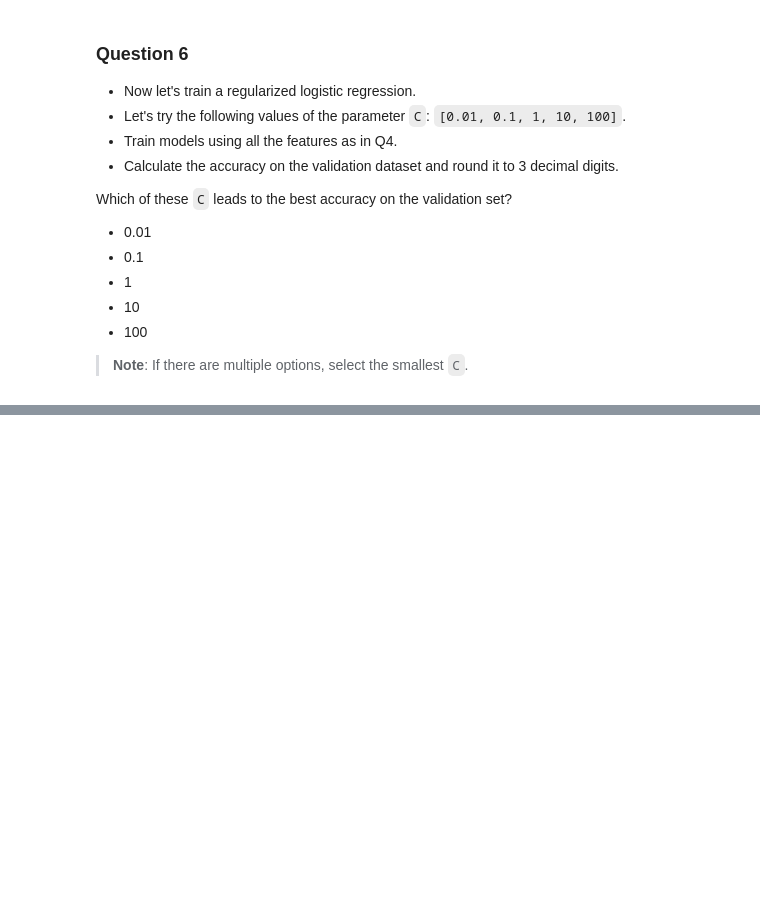
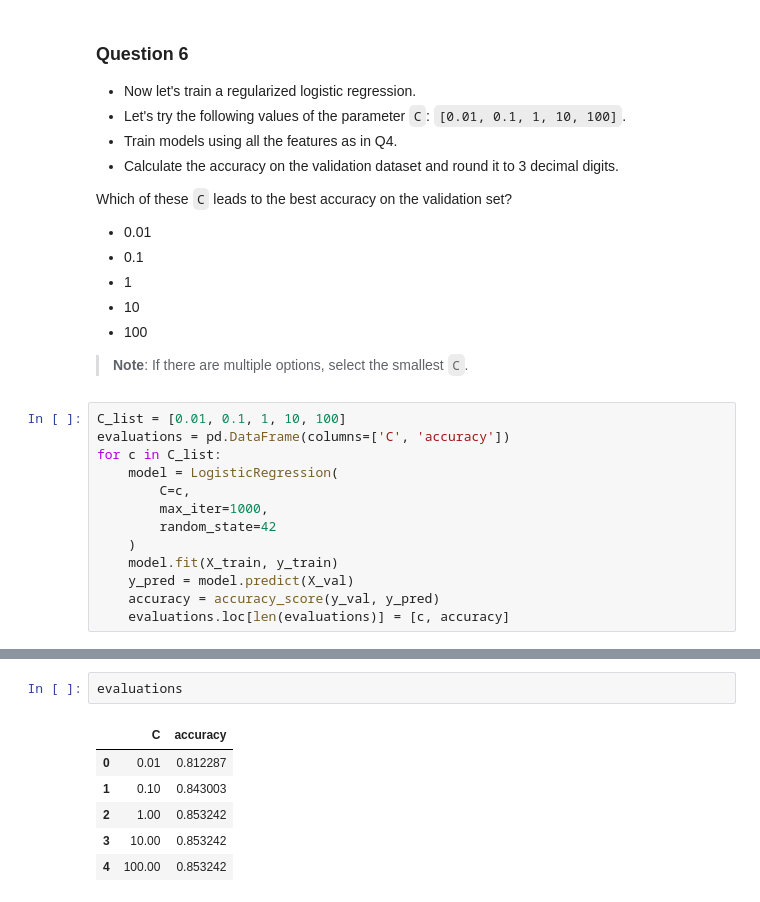
Before and after one commit to lautarocolli/machine-learning-zoomcamp-homework, a Jupyter notebook: 03-classification/homework.ipynb, the cells around one changed output, grey strips where cells are left out. Cells and saved outputs as stored; diff of their text form; blank space fills up the shorter version.

Commit message:
04-evaluation setup

```diff
--- a/03-classification/homework.ipynb
+++ b/03-classification/homework.ipynb
@@ -346,3 +341,16 @@ Which of these `C` leads to the best accuracy on the validation set?
 - 100
 
 > **Note**: If there are multiple options, select the smallest `C`.
+# %%
+C_list = [0.01, 0.1, 1, 10, 100]
+evaluations = pd.DataFrame(columns=['C', 'accuracy'])
+for c in C_list:
+    model = LogisticRegression(
+        C=c,
+        max_iter=1000,
+        random_state=42
+    )
+    model.fit(X_train, y_train)
+    y_pred = model.predict(X_val)
+    accuracy = accuracy_score(y_val, y_pred)
+    evaluations.loc[len(evaluations)] = [c, accuracy]
@@ -348,0 +366,9 @@ Which of these `C` leads to the best accuracy on the validation set?
+# %%
+evaluations
+# %% [output]
+|  | C | accuracy |
+| 0 | 0.01 | 0.812287 |
+| 1 | 0.10 | 0.843003 |
+| 2 | 1.00 | 0.853242 |
+| 3 | 10.00 | 0.853242 |
+| 4 | 100.00 | 0.853242 |
```
Also changed, not shown: parts of 4 cells of this notebook, 2 other files.
